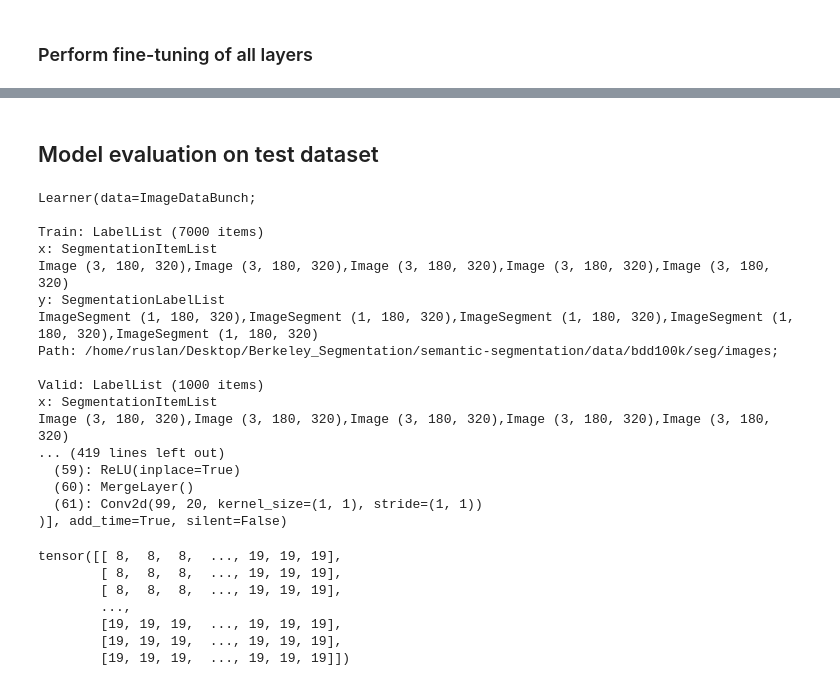
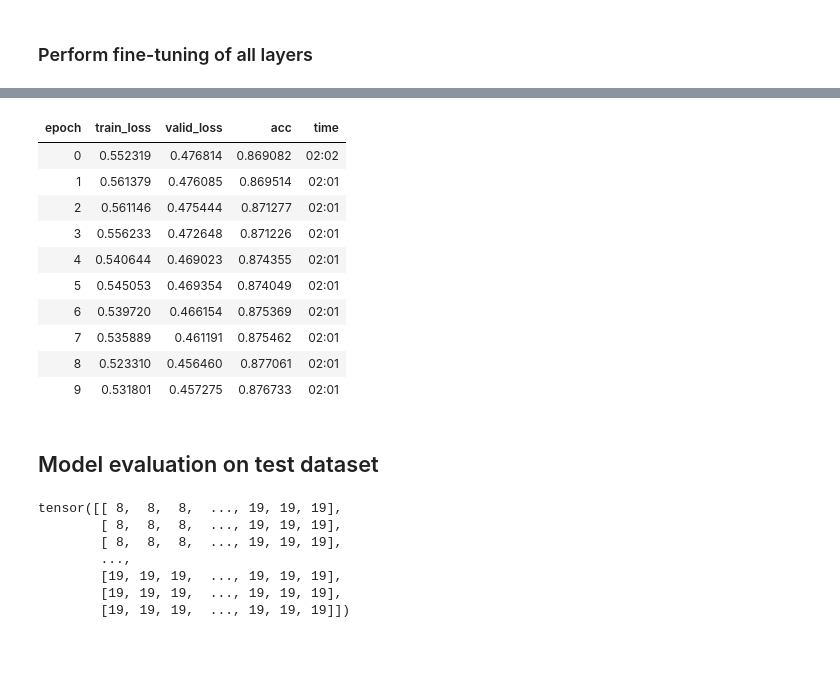
Before and after one commit to RuslanAgishev/robot_scene_understanding, a Jupyter notebook: Semantic_Segmentation/UNet/fastai/fastai_berkeley.ipynb, the cells around one changed output, grey strips where cells are left out. Saved outputs shown, nothing was run; the diff lists cells and outputs as text; code cells hidden in the pictures; blank space fills up the shorter version.

```diff
--- a/Semantic_Segmentation/UNet/fastai/fastai_berkeley.ipynb
+++ b/Semantic_Segmentation/UNet/fastai/fastai_berkeley.ipynb
@@ -234,0 +256,11 @@ learn.show_results(rows=3, figsize=(20,10))
+# %%
+data = (src.transform(transformations, size=size, tfm_y=True)
+        .databunch(bs=bs) # Create a databunch
+        .normalize(imagenet_stats)) # Normalize for resnet
+# %%
+learn = unet_learner(data, models.resnet34, metrics=metrics, wd=wd).to_fp16()
+# %%
+import os
+current_path = os.getcwd()
+
+learn.load(current_path + '/trained_models/berkeley-stage-2');
@@ -235 +274,17 @@ learn.show_results(rows=3, figsize=(20,10))
+# %%
+lr = 1e-4
+# %%
+learn.fit_one_cycle(10, slice(lr), pct_start=0.8)
+# %% [output]
+| epoch | train_loss | valid_loss | acc | time |
+| 0 | 0.552319 | 0.476814 | 0.869082 | 02:02 |
+| 1 | 0.561379 | 0.476085 | 0.869514 | 02:01 |
+| 2 | 0.561146 | 0.475444 | 0.871277 | 02:01 |
+| 3 | 0.556233 | 0.472648 | 0.871226 | 02:01 |
+| 4 | 0.540644 | 0.469023 | 0.874355 | 02:01 |
+| 5 | 0.545053 | 0.469354 | 0.874049 | 02:01 |
+| 6 | 0.539720 | 0.466154 | 0.875369 | 02:01 |
+| 7 | 0.535889 | 0.461191 | 0.875462 | 02:01 |
+| 8 | 0.523310 | 0.456460 | 0.877061 | 02:01 |
+| 9 | 0.531801 | 0.457275 | 0.876733 | 02:01 |
 # %%
@@ -247,26 +300,8 @@ data_test = (SegmentationItemList.from_folder(path_img)
             .databunch(bs=bs)
             .normalize(imagenet_stats))
 
-# learn = unet_learner(data_test, models.resnet34, metrics=metrics, wd=wd)
-learn.load('berkeley-stage-1')
+# learn = unet_learner(data_test, models.resnet34, metrics=metrics, wd=wd);
+learn.load(current_path + '/trained_models/berkeley-stage-2');
-# %% [output]
-Learner(data=ImageDataBunch;
-
-Train: LabelList (7000 items)
-x: SegmentationItemList
-Image (3, 180, 320),Image (3, 180, 320),Image (3, 180, 320),Image (3, 180, 320),Image (3, 180, 320)
-y: SegmentationLabelList
-ImageSegment (1, 180, 320),ImageSegment (1, 180, 320),ImageSegment (1, 180, 320),ImageSegment (1, 180, 320),ImageSegment (1, 180, 320)
-Path: /home/ruslan/Desktop/Berkeley_Segmentation/semantic-segmentation/data/bdd100k/seg/images;
-
-Valid: LabelList (1000 items)
-x: SegmentationItemList
-Image (3, 180, 320),Image (3, 180, 320),Image (3, 180, 320),Image (3, 180, 320),Image (3, 180, 320)
-... (419 lines left out)
-  (59): ReLU(inplace=True)
-  (60): MergeLayer()
-  (61): Conv2d(99, 20, kernel_size=(1, 1), stride=(1, 1))
-)], add_time=True, silent=False)
 # %%
 preds,_ = learn.get_preds(ds_type=SegmentationItemList)
 labels = np.argmax(preds, 1)
```
Also changed, not shown: parts of 35 cells of this notebook.
